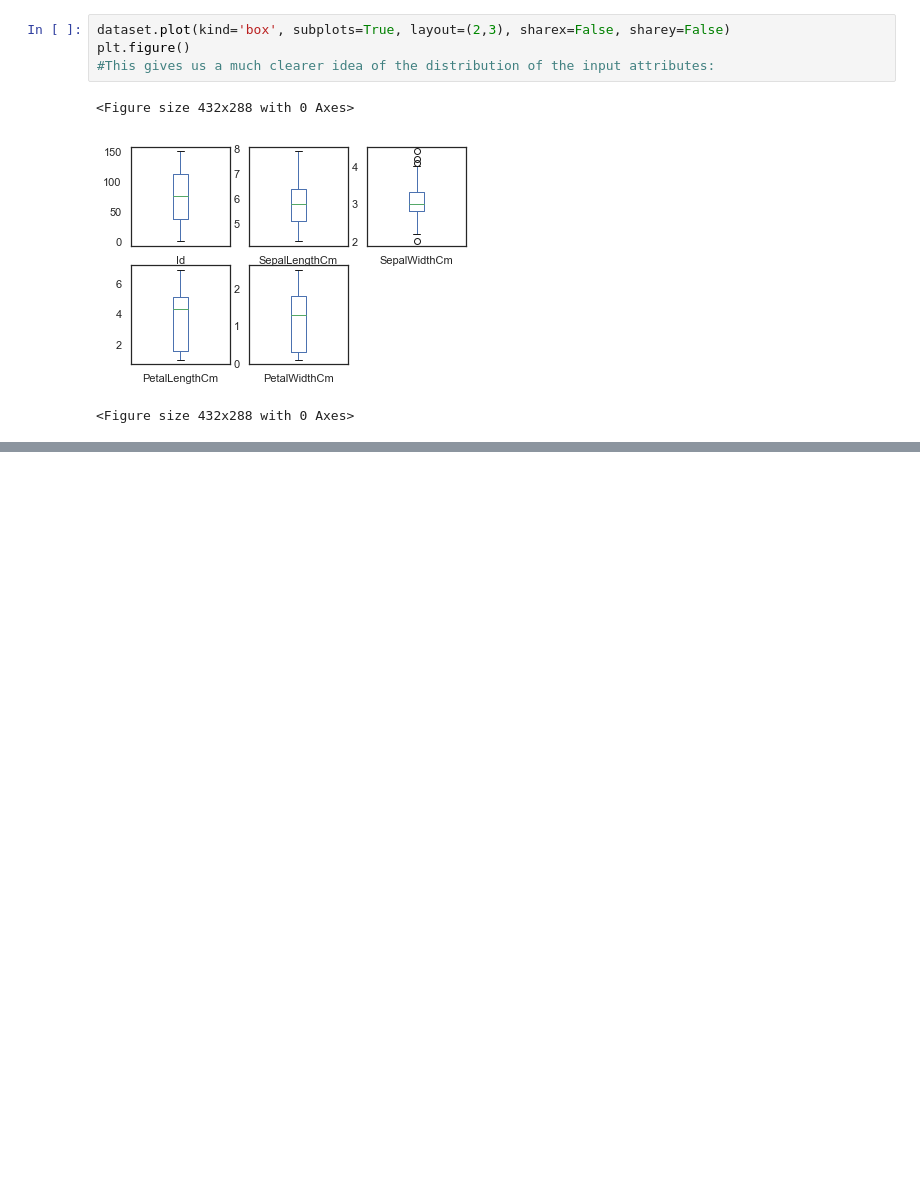
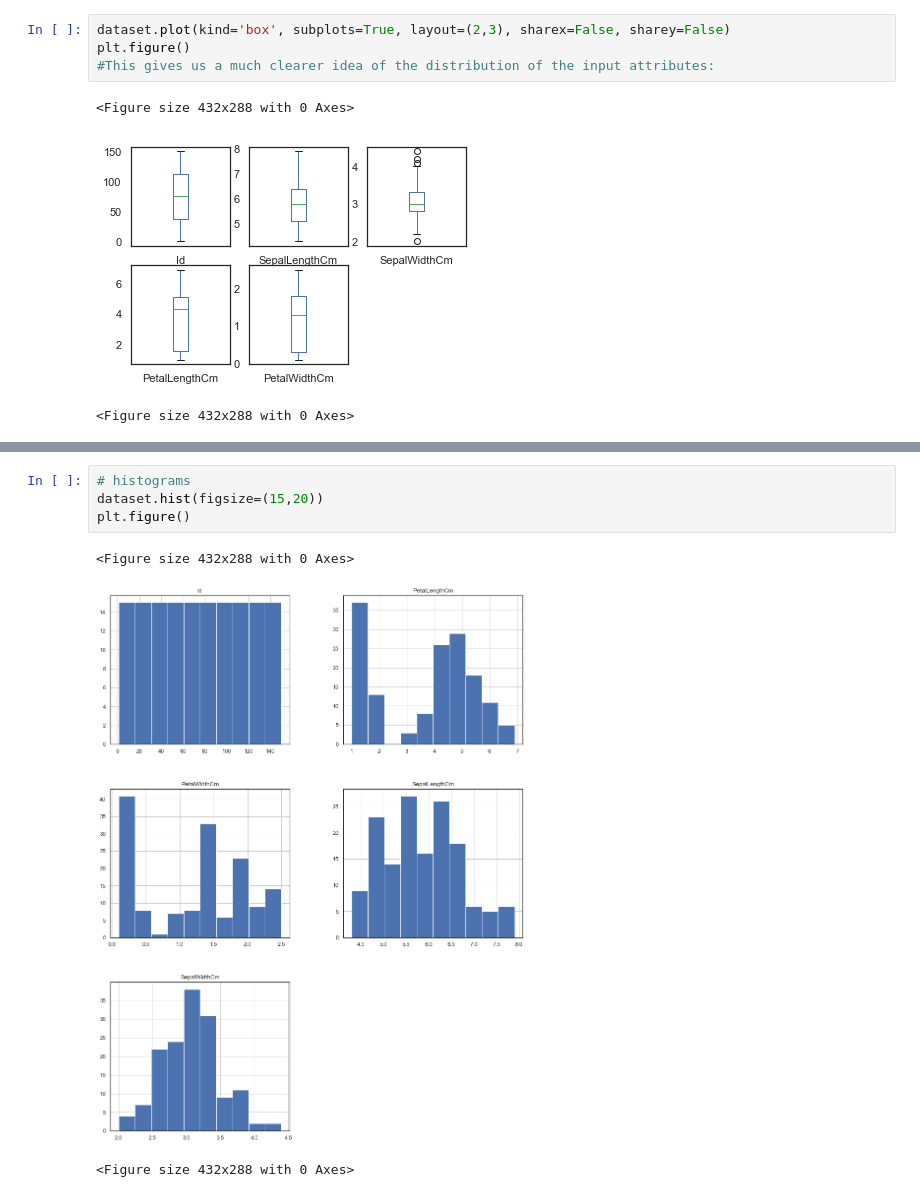
Before and after one commit to Nelca/kgl-Kernel-exercise, a Jupyter notebook: Iris-hands-on-by-Kaggle.ipynb, the cells around one changed output, grey strips where cells are left out. Cells and saved outputs as stored; diff of their text form; blank space fills up the shorter version.

```diff
--- a/Iris-hands-on-by-Kaggle.ipynb
+++ b/Iris-hands-on-by-Kaggle.ipynb
@@ -75,0 +110,8 @@ plt.figure()
+# %%
+# histograms
+dataset.hist(figsize=(15,20))
+plt.figure()
+# %% [output]
+<Figure size 432x288 with 0 Axes>
+[figure, added]
+<Figure size 432x288 with 0 Axes>
```
Also changed, not shown: parts of 27 cells of this notebook.
